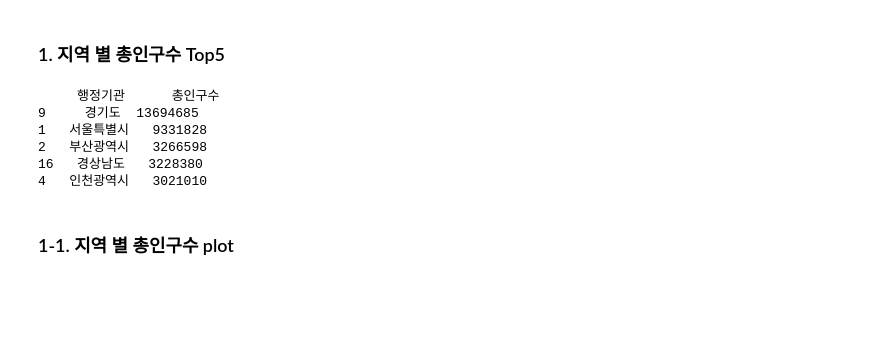
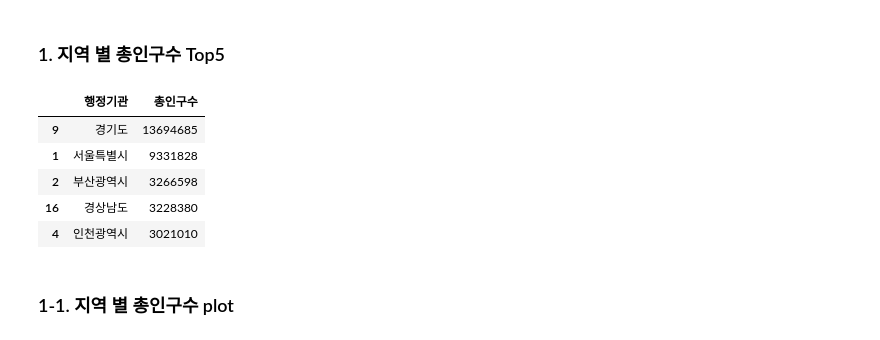
Before and after one commit to qwer9679/Python_Webscraping_Analysis, a Jupyter notebook: webscrap_practice/04_populication_data.ipynb, the cells around one changed output. Saved outputs shown, nothing was run; the diff lists cells and outputs as text; code cells hidden in the pictures; blank space fills up the shorter version.

```diff
--- a/webscrap_practice/04_populication_data.ipynb
+++ b/webscrap_practice/04_populication_data.ipynb
@@ -13,18 +13,18 @@ rc('font', family=font)
 # %%
 result1 = (
     data.drop(index=0)
         .sort_values(by='총인구수', ascending=False)
         .loc[:, ['행정기관', '총인구수']]
         .head(5)
 )
-print(result1)
+result1
 # %% [output]
-     행정기관      총인구수
-9     경기도  13694685
-1   서울특별시   9331828
-2   부산광역시   3266598
-16   경상남도   3228380
-4   인천광역시   3021010
+|  | 행정기관 | 총인구수 |
+| 9 | 경기도 | 13694685 |
+| 1 | 서울특별시 | 9331828 |
+| 2 | 부산광역시 | 3266598 |
+| 16 | 경상남도 | 3228380 |
+| 4 | 인천광역시 | 3021010 |
 # %% [markdown]
 ### 1-1. 지역 별 총인구수 plot
 # %%
```
Also changed, not shown: parts of 4 cells of this notebook.
